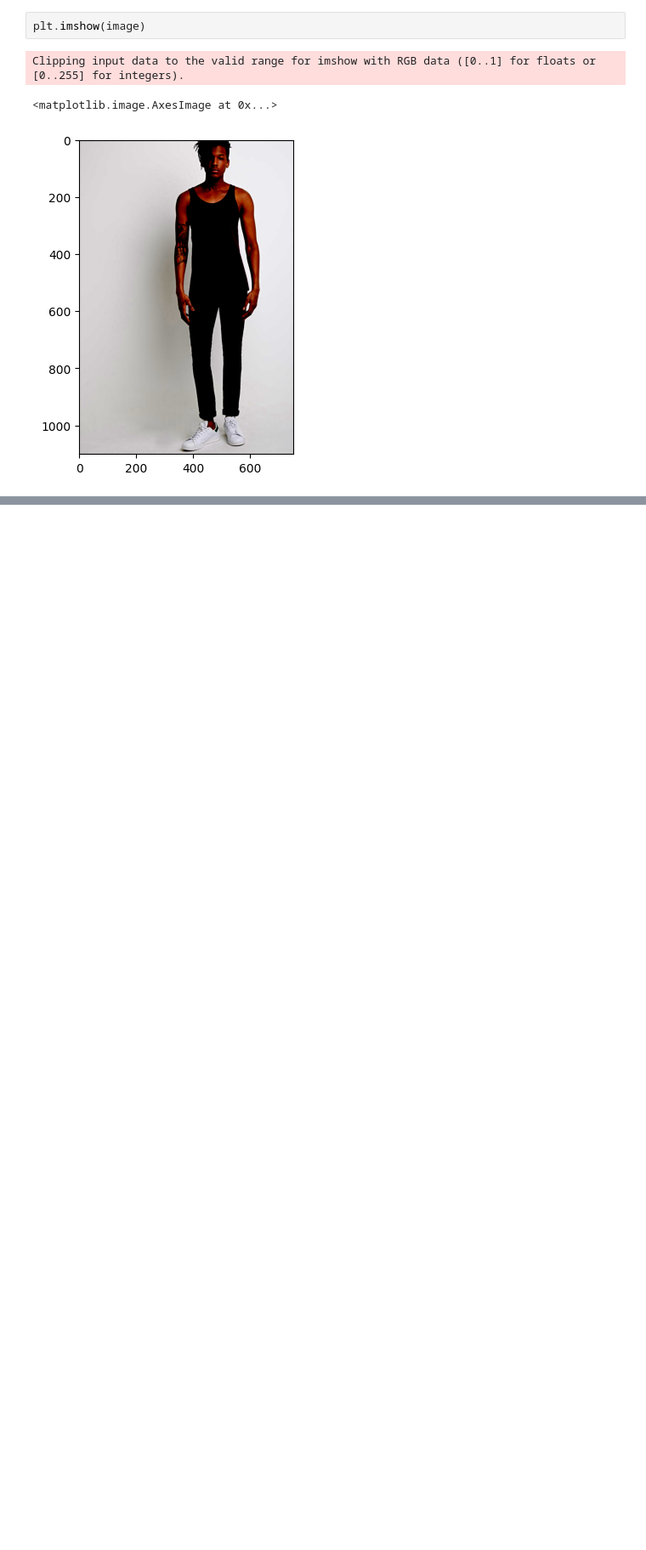
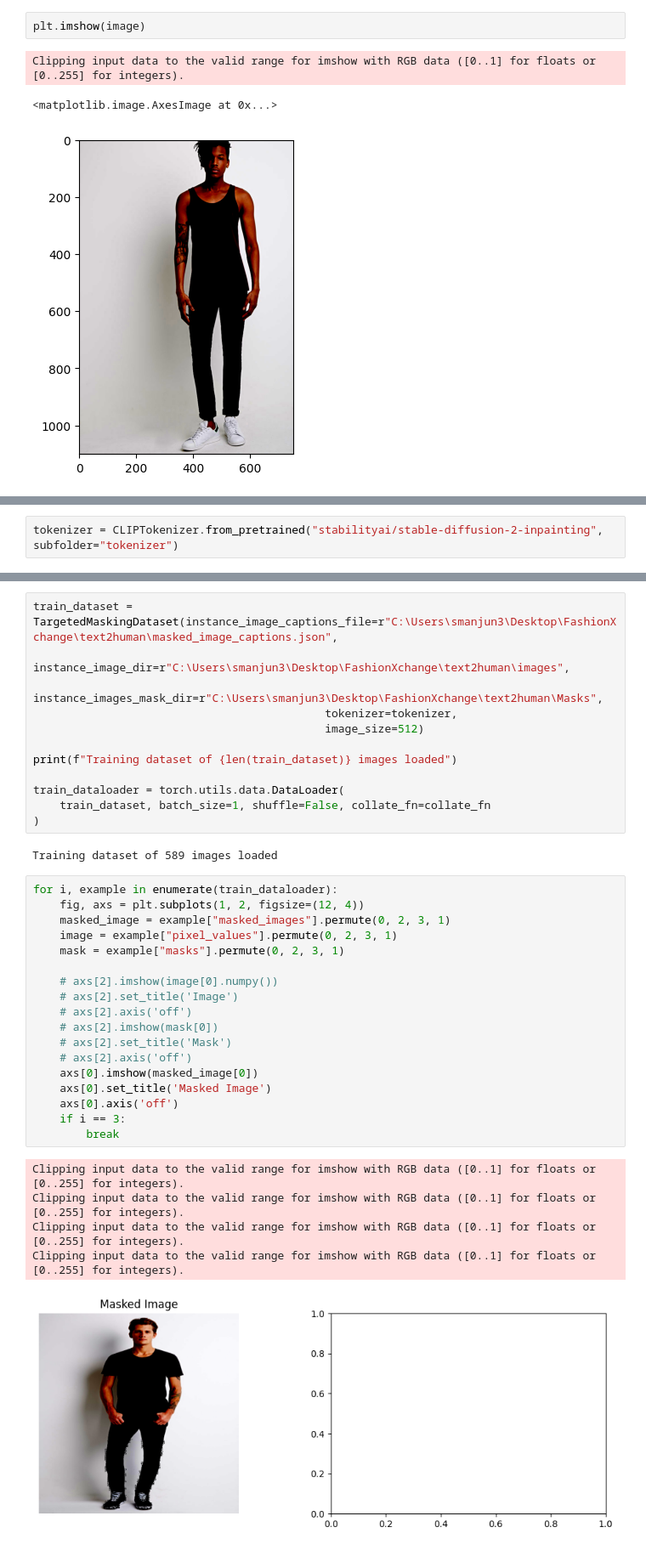
Before and after one commit to Sumukha21/FashionXchange, a Jupyter notebook: notebooks/text_based_image_editing.ipynb, the cells around one changed output, grey strips where cells are left out. Shown at 85% size. Cells and saved outputs as stored; diff of their text form; blank space fills up the shorter version.

Commit message:
TargettedMaskDatset integrated to finetuning code

```diff
--- a/notebooks/text_based_image_editing.ipynb
+++ b/notebooks/text_based_image_editing.ipynb
@@ -412,0 +446,2 @@ Clipping input data to the valid range for imshow with RGB data ([0..1] for floa
+# %%
+tokenizer = CLIPTokenizer.from_pretrained("stabilityai/stable-diffusion-2-inpainting", subfolder="tokenizer")
@@ -412,0 +592,38 @@ Clipping input data to the valid range for imshow with RGB data ([0..1] for floa
+# %%
+train_dataset = TargetedMaskingDataset(instance_image_captions_file=r"C:\Users\smanjun3\Desktop\FashionXchange\text2human\masked_image_captions.json",
+                                            instance_image_dir=r"C:\Users\smanjun3\Desktop\FashionXchange\text2human\images",
+                                            instance_images_mask_dir=r"C:\Users\smanjun3\Desktop\FashionXchange\text2human\Masks",
+                                            tokenizer=tokenizer,
+                                            image_size=512)
+
+print(f"Training dataset of {len(train_dataset)} images loaded")
+
+train_dataloader = torch.utils.data.DataLoader(
+    train_dataset, batch_size=1, shuffle=False, collate_fn=collate_fn
+)
+# %% [output]
+Training dataset of 589 images loaded
+# %%
+for i, example in enumerate(train_dataloader):
+    fig, axs = plt.subplots(1, 2, figsize=(12, 4))
+    masked_image = example["masked_images"].permute(0, 2, 3, 1)
+    image = example["pixel_values"].permute(0, 2, 3, 1)
+    mask = example["masks"].permute(0, 2, 3, 1)
+
+    # axs[2].imshow(image[0].numpy())
+    # axs[2].set_title('Image')
+    # axs[2].axis('off')
+    # axs[2].imshow(mask[0])
+    # axs[2].set_title('Mask')
+    # axs[2].axis('off')
+    axs[0].imshow(masked_image[0])
+    axs[0].set_title('Masked Image')
+    axs[0].axis('off')
+    if i == 3:
+        break
+# %% [output]
+Clipping input data to the valid range for imshow with RGB data ([0..1] for floats or [0..255] for integers).
+Clipping input data to the valid range for imshow with RGB data ([0..1] for floats or [0..255] for integers).
+Clipping input data to the valid range for imshow with RGB data ([0..1] for floats or [0..255] for integers).
+Clipping input data to the valid range for imshow with RGB data ([0..1] for floats or [0..255] for integers).
+[figure, added]
```
Also changed, not shown: parts of 5 cells of this notebook, 6 other files.
